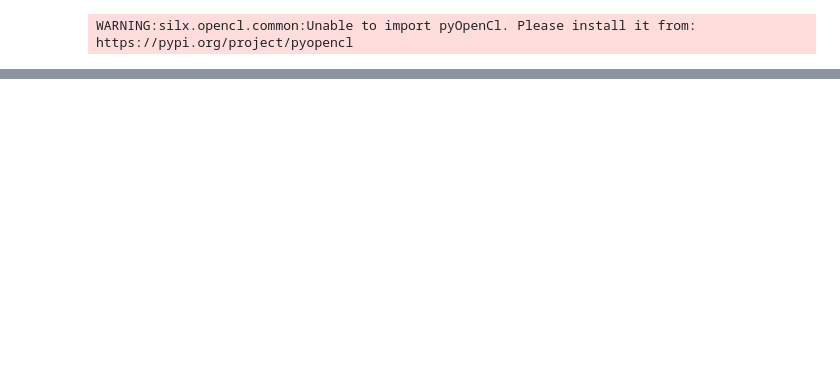
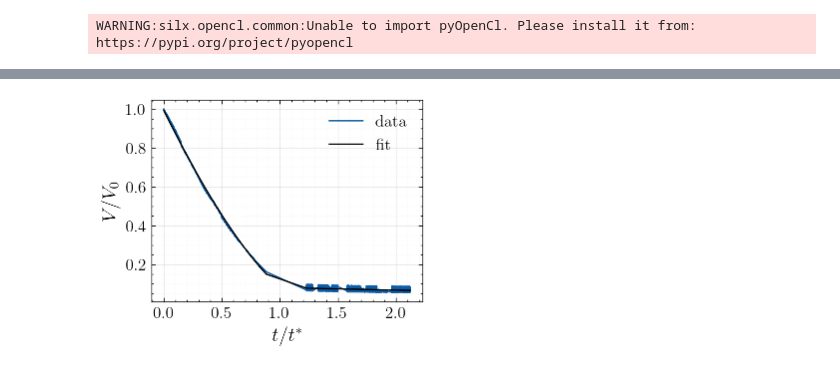
Before and after one commit to JAndronis/MID-10400, a Jupyter notebook: notebooks/damnit.ipynb, the cells around one changed output, grey strips where cells are left out. Drawn from its saved outputs; the diff is of its cells as text; code cells hidden in the pictures; blank space fills up the shorter version.

```diff
--- a/notebooks/damnit.ipynb
+++ b/notebooks/damnit.ipynb
@@ -300,15 +56,27 @@ OSError: [Errno 5] Unable to synchronously open file (file read failed: time = F
 # %%
-run_range = list(range(423, 433))
+run_range = list(range(338, 370))
+try:
+    if run_range[0] == 443:
+        run_range.remove(447)
+    elif run_range[0] == 338:
+        [run_range.remove(i) for i in [349, 353, 354, 355, 356]]
+except:
+    pass
 
 v = read_volume_series(run_range, db)
 timedelta = (v.time - v.isel(trainId=0).time).astype(float)*1e-9
-# popt, pcov = fit_D2_law(timedelta, v/v[0], t_star_guess=timedelta[len(timedelta)//2])
+popt, pcov = fit_D2_law(timedelta, v/v[0], t_star_guess=timedelta[len(timedelta)//2])
 t_star = popt[-1]
 v_fit = deff_sq_to_volume(piecewise_D2(timedelta, *popt))
 
-# fig, ax = plt.subplots()
-# ax.plot(timedelta / popt[-1], v/v[0], label="data")
-# # ax.plot(timedelta / popt[-1], v_fit, label="fit")
-# style_plot(ax, xlabel="$t/t^*$", ylabel="$V/V_0$")
-# plt.show()
+fig, ax = plt.subplots()
+ax.plot(timedelta / popt[-1], v/v[0], label="data")
+ax.plot(timedelta / popt[-1], v_fit, label="fit", color='k')
+
+
+
+
+
+style_plot(ax, xlabel="$t/t^*$", ylabel="$V/V_0$")
+plt.show()
 # %% [output]
@@ -317,3 +83,4 @@ OSError: [Errno 5] Unable to synchronously open file (file read failed: time = F
+[figure, added]
 # %%
 colors = plt.cm.viridis(np.linspace(0, 1, len(run_range)))
 
```
Also changed, not shown: parts of 19 cells of this notebook, 1 other file.
